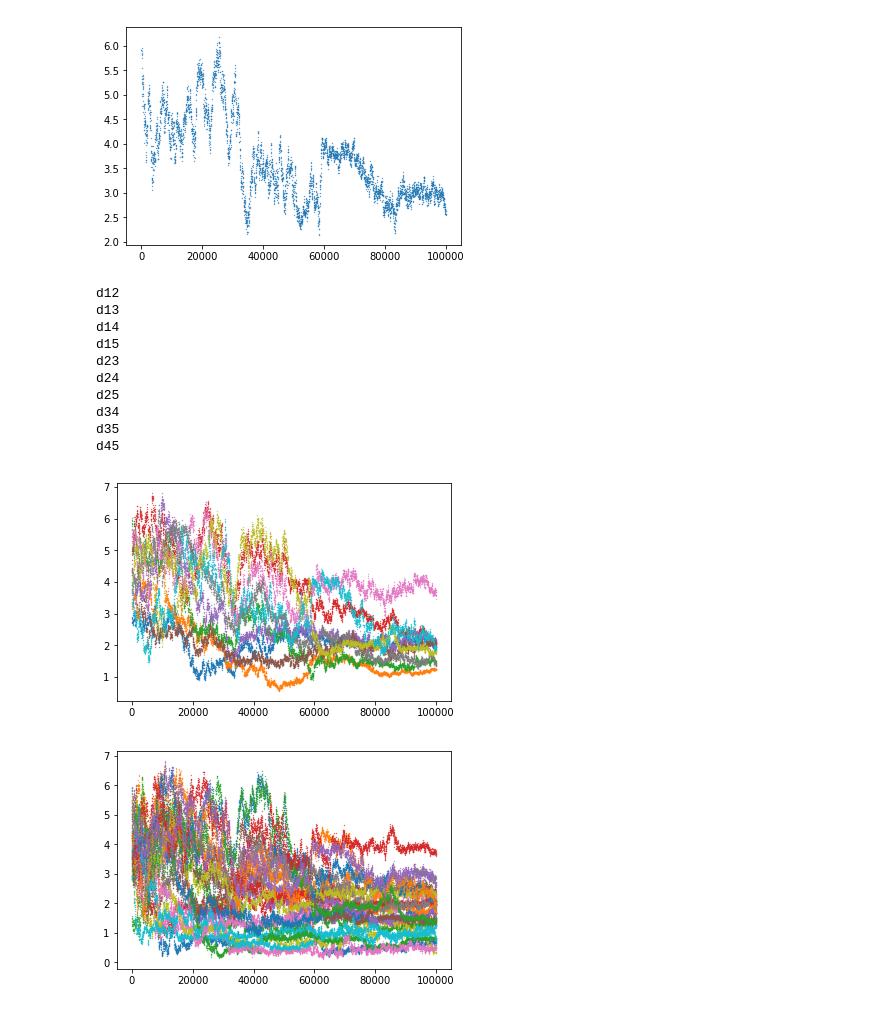
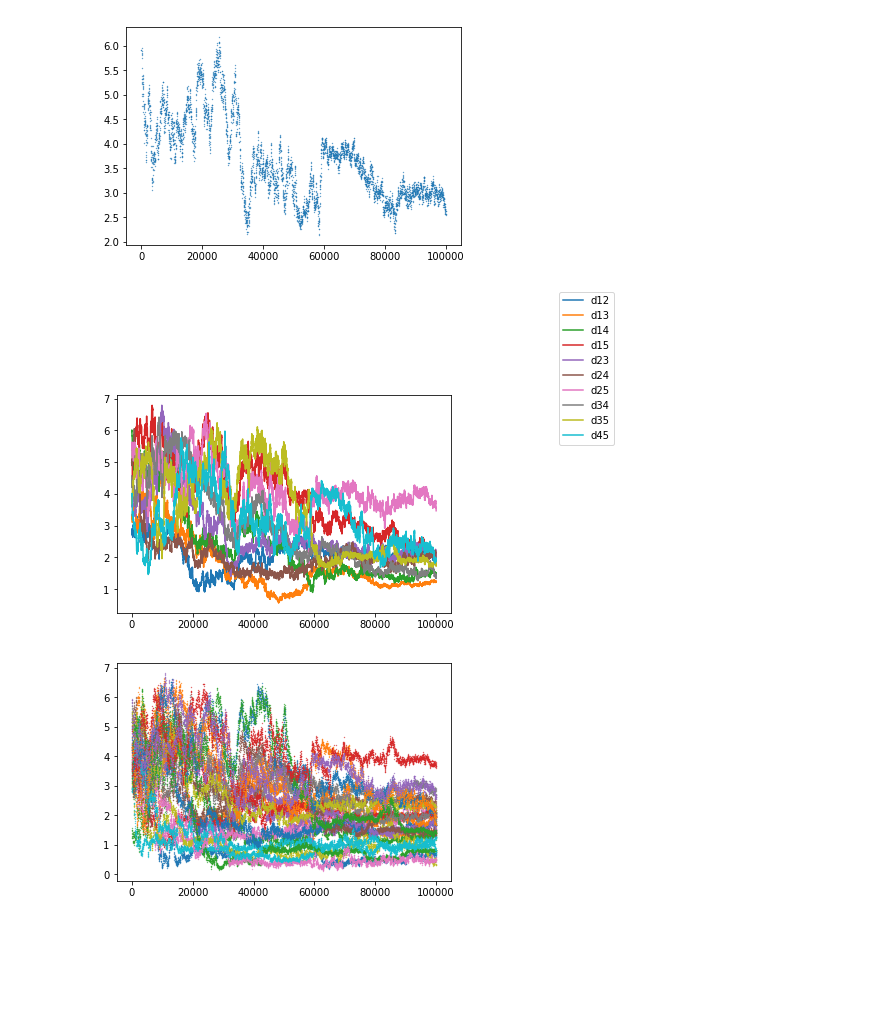
Before and after one commit to emily-r-rhodes/abpeptide, a Jupyter notebook: Distance/distance.ipynb, the cells around one changed output. Cells and saved outputs as stored; diff of their text form; code cells hidden in the pictures; blank space fills up the shorter version.

```diff
--- a/Distance/distance.ipynb
+++ b/Distance/distance.ipynb
@@ -64,24 +44,16 @@ plt.scatter(data.time, data[[distance_values[n]]], s=0.1)
 # %%
 distance_values = list(data.columns.values)
 distance_values.pop(0)
 
 options = len(distance_values)
 for n in range(0,10):
-    plt.scatter(data.time, data[[distance_values[n]]], s=0.1)
+    plt.plot(data.time, data[[distance_values[n]]], label=distance_values[n])
     #plt.show() #show them all on different graphs
+
+plt.legend(loc='upper right', bbox_to_anchor=(1.5, 1.5))
 plt.show() #show them all on the same graph
 # %% [output]
-d12
-d13
-d14
-d15
-d23
-d24
-d25
-d34
-d35
-d45
-[figure, old version]
+[figure, new version]
 # %%
 distance_values = list(data.columns.values)
 distance_values.pop(0)
```
Also changed, not shown: parts of 7 cells of this notebook, 6 other files.
